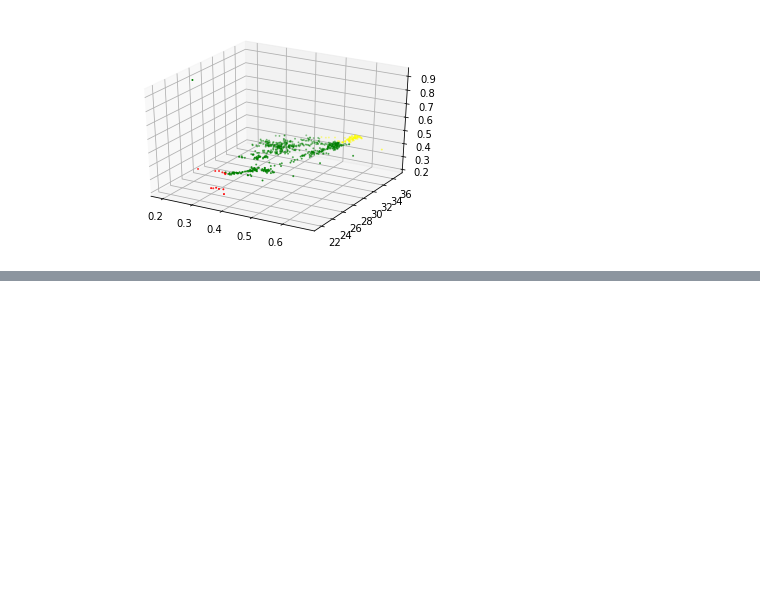
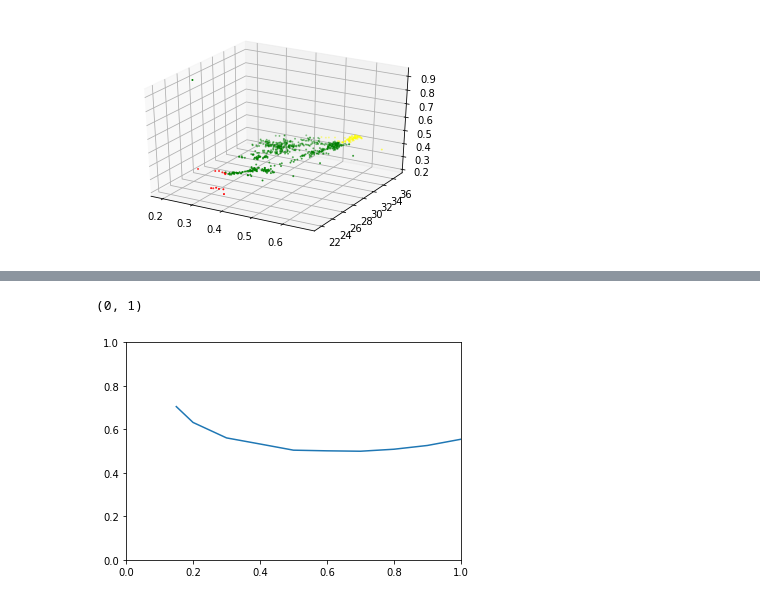
Before and after one commit to Stitchmaker/Metis_Bootcamp, a Jupyter notebook: Kojak_Project/Kojak_DataExploration.ipynb, the cells around one changed output, grey strips where cells are left out. Cells and saved outputs as stored; diff of their text form; code cells hidden in the pictures; blank space fills up the shorter version.

```diff
--- a/Kojak_Project/Kojak_DataExploration.ipynb
+++ b/Kojak_Project/Kojak_DataExploration.ipynb
@@ -116,0 +121,3 @@ ax.scatter(Chiller1['Load'], Chiller1['DTLift'],Chiller1['kW/Ton'],
+# %%
+York = pd.read_csv('samford_chiller/York_DataSheet.csv')
+York['Load'] = York['% Load']/100.
@@ -116,0 +138,7 @@ ax.scatter(Chiller1['Load'], Chiller1['DTLift'],Chiller1['kW/Ton'],
+# %%
+plt.plot(York['Load'],York['kW/Ton.R'])
+plt.xlim(0,1)
+plt.ylim(0,1)
+# %% [output]
+(0, 1)
+[figure, added]
```
Also changed, not shown: parts of 7 cells of this notebook, 2 other files.
